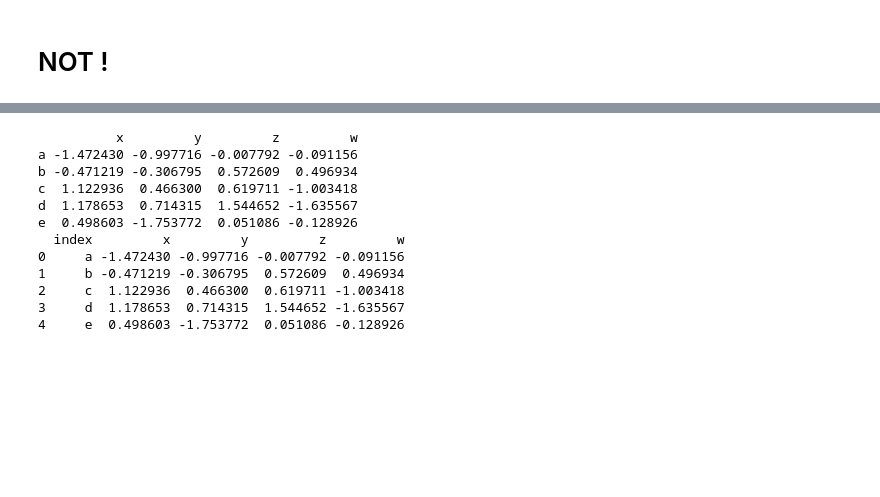
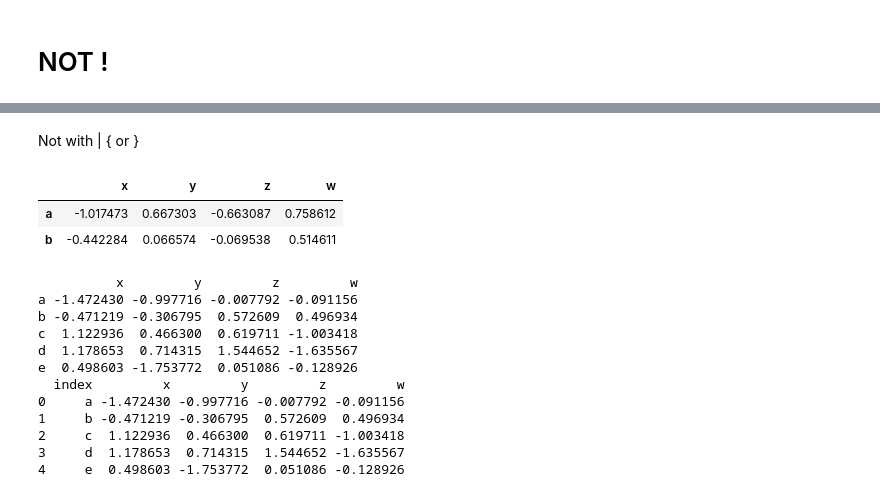
Before and after one commit to JatindraPatel/Learning-Pandas, a Jupyter notebook: Pandas.ipynb, the cells around one changed output, grey strips where cells are left out. Cells and saved outputs as stored; diff of their text form; code cells hidden in the pictures; blank space fills up the shorter version.

```diff
--- a/Pandas.ipynb
+++ b/Pandas.ipynb
@@ -674,3 +680,11 @@ TypeError: ufunc 'invert' not supported for the input types, and the inputs coul
+# %% [markdown]
+Not with | { or }
+# %%
+df[~((df['x'] > 0) | (df['w'] > 1))]
+# %% [output]
+|  | x | y | z | w |
+| a | -1.017473 | 0.667303 | -0.663087 | 0.758612 |
+| b | -0.442284 | 0.066574 | -0.069538 | 0.514611 |
 # %%
 import pandas as pd
 import numpy as np
```
Also changed, not shown: parts of 4 cells of this notebook.
